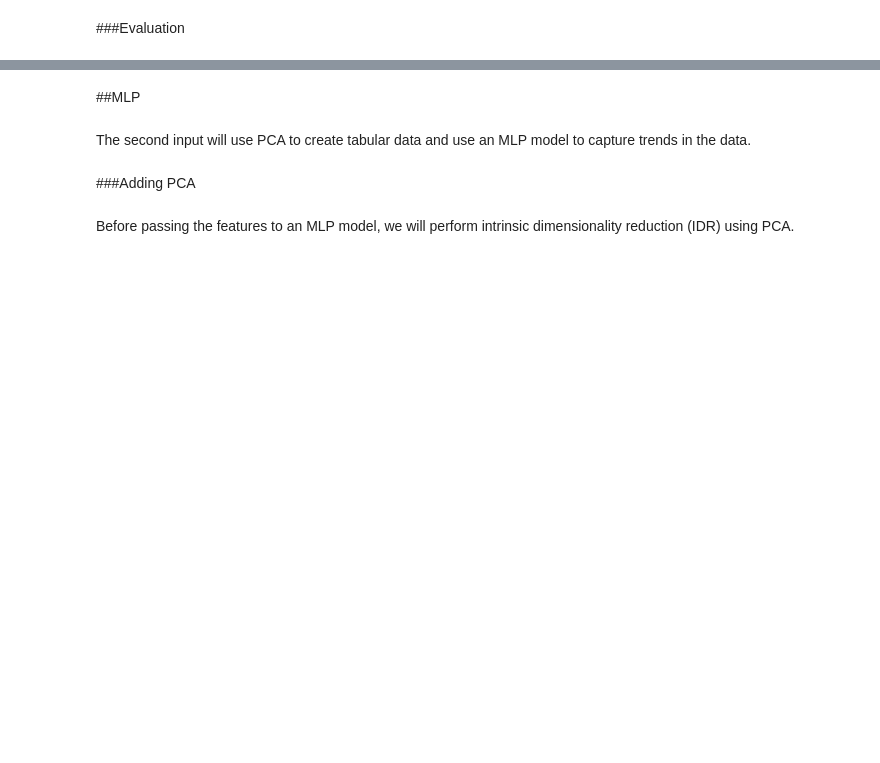
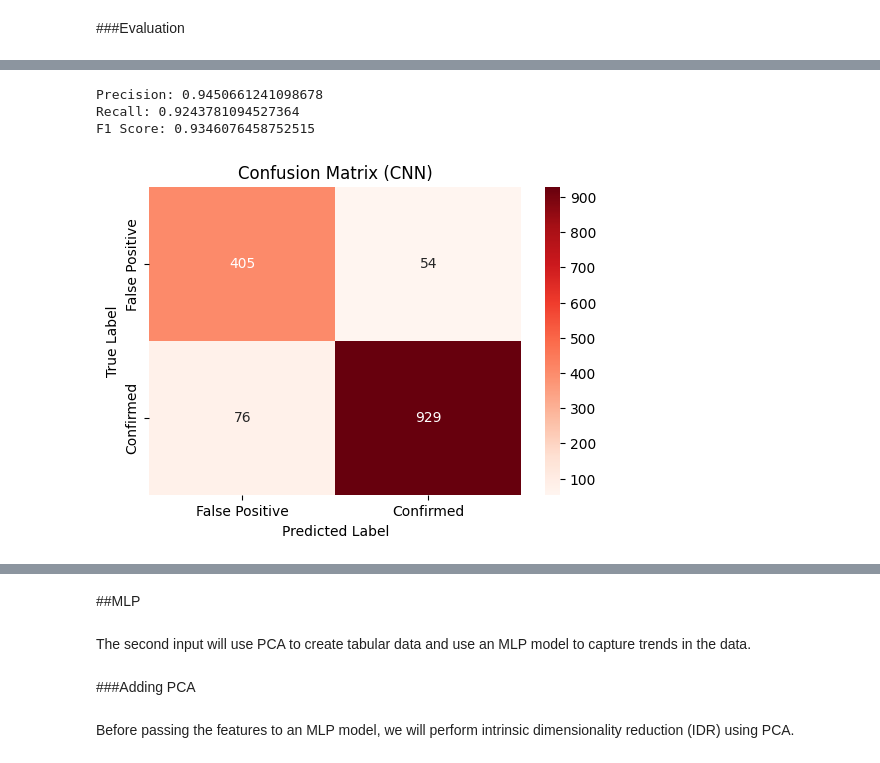
Before and after one commit to C-Rosel/Kepler_Exoplanet_Classification, a Jupyter notebook: AI_Exoplanet.ipynb, the cells around one changed output, grey strips where cells are left out. Cells and saved outputs as stored; diff of their text form; code cells hidden in the pictures; blank space fills up the shorter version.

```diff
--- a/AI_Exoplanet.ipynb
+++ b/AI_Exoplanet.ipynb
@@ -129,11 +147,18 @@ This particular Kepler dataset doesn't contain light curves, instead tabular met
 # %%
 scaler = StandardScaler()
-transformed_features = scaler.fit_transform(features)
+# transformed_features = scaler.fit_transform(features)
 
-X_cnn = np.expand_dims(transformed_features, axis=2)
+X_cnn = features
 y_cnn = target_vector.values
 
 X_train, X_test, y_train, y_test = train_test_split(X_cnn, y_cnn, test_size=0.2, random_state=42, stratify=y_cnn)
+
+scaler.fit(X_train)
+X_train = scaler.transform(X_train)
+X_test = scaler.transform(X_test)
+
+X_train = np.expand_dims(X_train, axis=2)
+X_test = np.expand_dims(X_test, axis=2)
 # %% [markdown]
 ###Model
 # %%
@@ -220,0 +268,3 @@ Test Accuracy: 0.9098
+# %%
+y_pred_prob = model.predict(X_test)
+y_pred = (y_pred_prob > 0.5).astype(int)
@@ -221,3 +295,24 @@ Test Accuracy: 0.9098
+# %%
+print("Precision:", precision_score(y_test, y_pred))
+print("Recall:", recall_score(y_test, y_pred))
+print("F1 Score:", f1_score(y_test, y_pred))
+# %% [output]
+Precision: 0.9450661241098678
+Recall: 0.9243781094527364
+F1 Score: 0.9346076458752515
+# %%
+cm = confusion_matrix(y_test, y_pred)
+
+plt.figure(figsize=(6,4))
+sns.heatmap(cm, annot=True, fmt="d", cmap="Reds",
+            xticklabels=['False Positive', 'Confirmed'],
+            yticklabels=['False Positive', 'Confirmed'])
+plt.xlabel("Predicted Label")
+plt.ylabel("True Label")
+plt.title("Confusion Matrix (CNN)")
+plt.show()
+# %% [output]
+[figure, added]
 # %%
 # Plot Training vs Validation Accuracy
 plt.plot(train.history['accuracy'], label='Train Accuracy')
```
Also changed, not shown: parts of 19 cells of this notebook.
